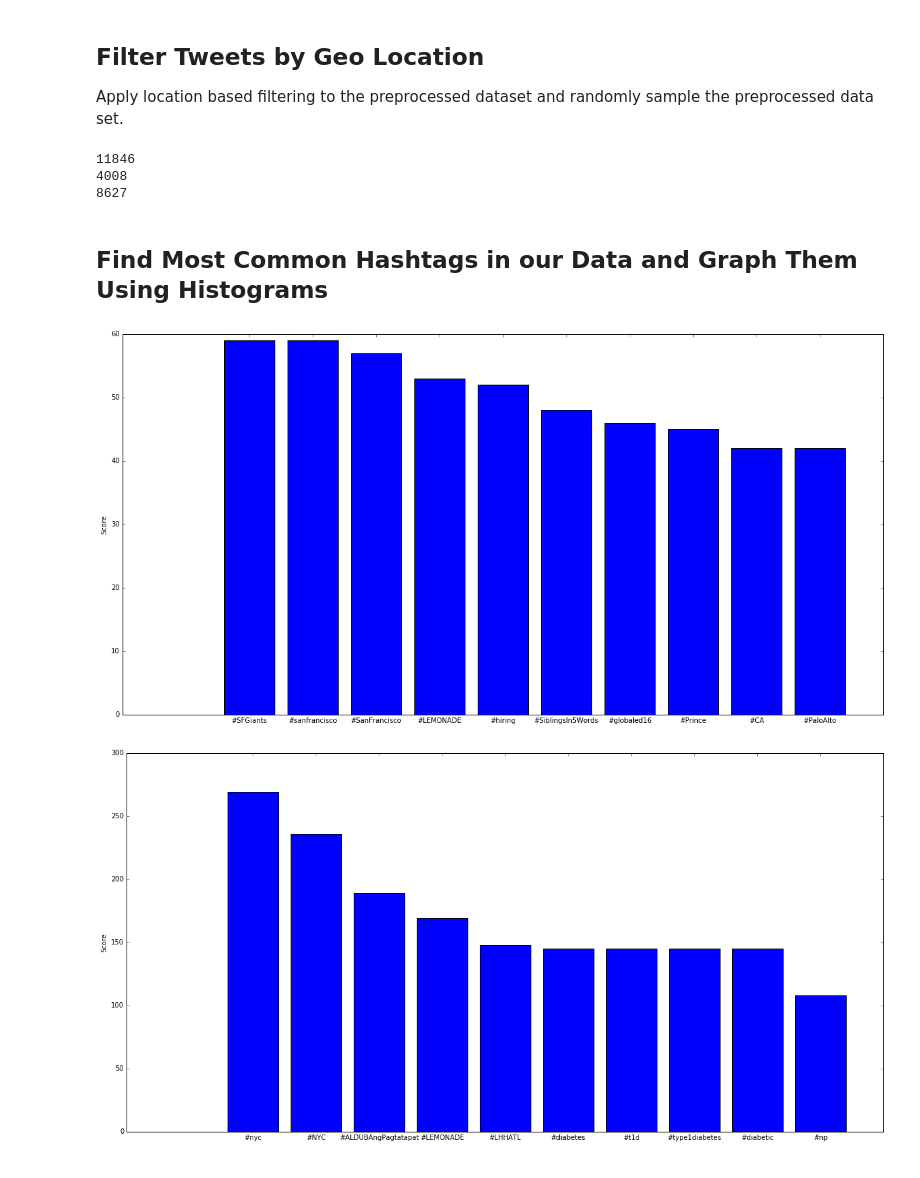
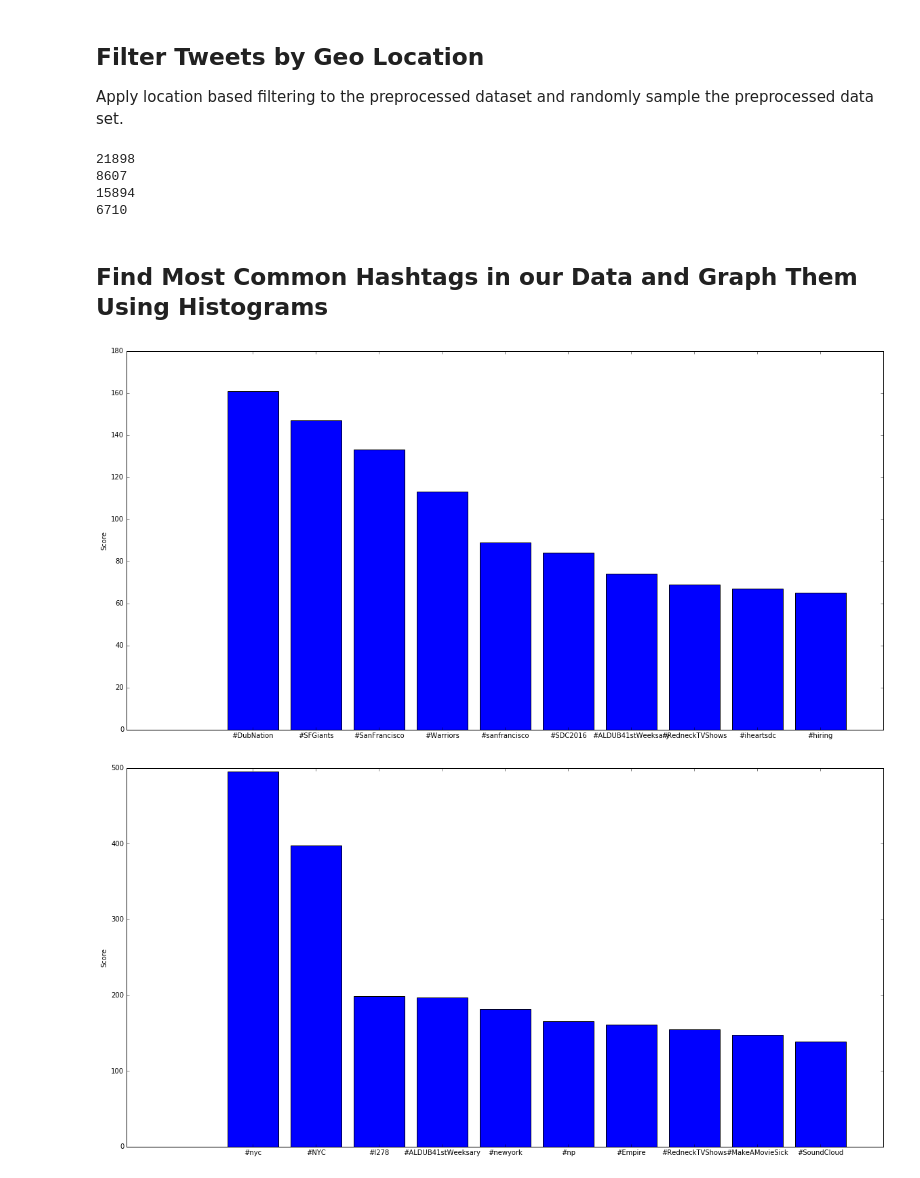
Before and after one commit to calvinytong/english2_twitter_analysis, a Jupyter notebook: Analysis.ipynb, the cells around one changed output. Drawn from its saved outputs; the diff is of its cells as text; code cells hidden in the pictures.

```diff
--- a/Analysis.ipynb
+++ b/Analysis.ipynb
@@ -325,7 +324,7 @@ This is where we start actually analyzing the data
 ## Unpickle The Tweet File
 We start by unpickling the tweet file, filtering out tweets with no hashtags or with blacklisted hashtags, then storing the tweet in an array.
 # %%
-f = open('/Users/calvin/Documents/Lehigh/English/Research/data/cap3.pkl', 'rb')
+f = open('/Users/calvin/Documents/Lehigh/English/Research/data/cap4.pkl', 'rb')
 data_array = []
 geo_data = []
 count = 0
@@ -364,13 +363,16 @@ Apply location based filtering to the preprocessed dataset and randomly sample t
 nyc_geo_data = filter_geo(data_array, nyc)
 sf_geo_data = filter_geo(data_array, san_fran)
 la_geo_data = filter_geo(data_array, la)
+ch_geo_data = filter_geo(data_array, chicago)
 print(len(nyc_geo_data))
 print(len(sf_geo_data))
 print(len(la_geo_data ))
+print(len(ch_geo_data))
 # %% [output]
-11846
-4008
-8627
+21898
+8607
+15894
+6710
 # %%
 n = len(data_array)
 #create a random sample of size n form the data_array
@@ -381,12 +383,14 @@ rand_smpl = rand_sample(n,data_array)
 count_sf = count_terms(sf_geo_data)
 count_nyc = count_terms(nyc_geo_data)
 count_la = count_terms(la_geo_data)
+count_ch = count_terms(ch_geo_data)
 count_rand = count_terms(rand_smpl)
 # %%
 plot_bar(count_sf.most_common(10))
 plot_bar(count_nyc.most_common(10))
 plot_bar(count_la.most_common(10))
+plot_bar(count_ch.most_common(10))
 plot_bar(count_rand.most_common(10))
 # %% [output]
-[figure, old version]
+[figure, new version]
-[figure, old version]
+[figure, new version]
```
Also changed, not shown: parts of 11 cells of this notebook, 1 other file.
